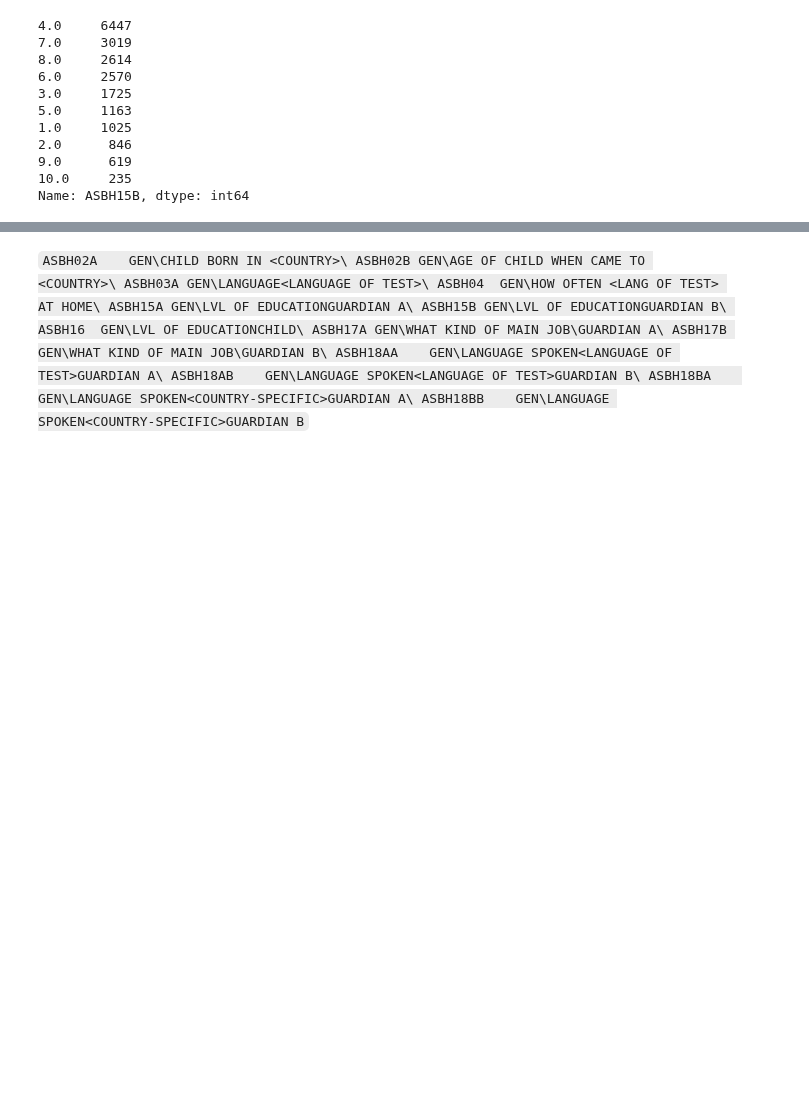
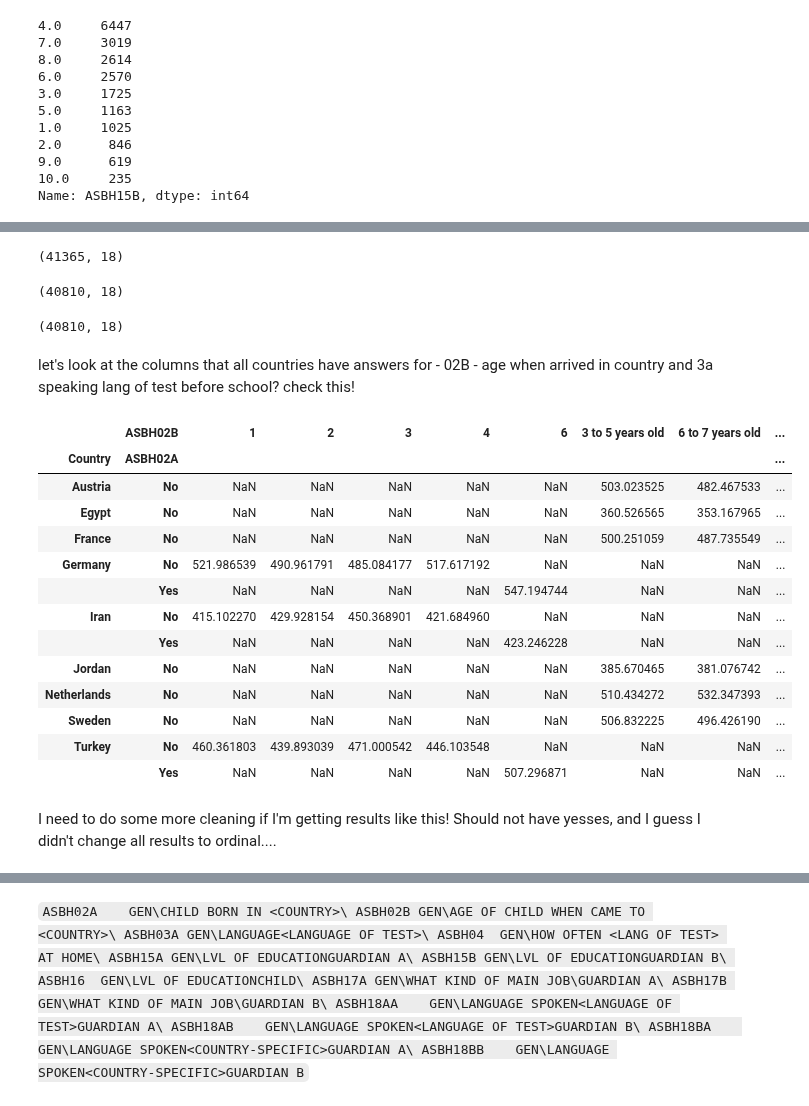
Before and after one commit to SophieESpencer/Comparison, a Jupyter notebook: 4.22 Analysis - explore correlations.ipynb, the cells around one changed output, grey strips where cells are left out. Saved outputs shown, nothing was run; the diff lists cells and outputs as text; code cells hidden in the pictures; blank space fills up the shorter version.

```diff
--- a/4.22 Analysis - explore correlations.ipynb
+++ b/4.22 Analysis - explore correlations.ipynb
@@ -199,0 +152,47 @@ pivot = df_demo.pivot_table(values='avgscore', index=['Country','ASBH02A'],colum
+# %%
+df_demo.shape
+# %% [output]
+(41365, 18)
+# %%
+# Columns to check
+columns_to_check = ['ASBH02A','ASBH02B','ASBH03A','ASBH04','ASBH16','ASBH18AA','ASBH18AB']
+
+# Drop rows where any of the specified columns have a value of 9.0
+condition = (df_demo[columns_to_check] != 9.0).all(axis=1)
+df_cleaned = df_demo.loc[condition]
+df_cleaned.shape
+# %% [output]
+(40810, 18)
+# %%
+# Columns to check
+columns_to_check2 = ['ASBH15A','ASBH15B','ASBH17A','ASBH17B']
+
+# Drop rows where any of the specified columns have a value of 999.0
+condition = (df_cleaned[columns_to_check2] != 999.0).all(axis=1)
+df_cleaned2 = df_cleaned.loc[condition]
+df_cleaned2.shape
+# %% [output]
+(40810, 18)
+# %% [markdown]
+let's look at the columns that all countries have answers for - 02B - age when arrived in country and 3a speaking lang of test before school? check this!
+# %%
+pivot_ageofarrival = df_cleaned2.pivot_table(values='avgscore', index=['Country','ASBH02A'],columns=['ASBH02B'] )
+# %%
+pivot_ageofarrival
+# %% [output]
+|  | ASBH02B | 1 | 2 | 3 | 4 | 6 | 3 to 5 years old | 6 to 7 years old | ... |
+| Country | ASBH02A |  |  |  |  |  |  |  | ... |
+| Austria | No | NaN | NaN | NaN | NaN | NaN | 503.023525 | 482.467533 | ... |
+| Egypt | No | NaN | NaN | NaN | NaN | NaN | 360.526565 | 353.167965 | ... |
+| France | No | NaN | NaN | NaN | NaN | NaN | 500.251059 | 487.735549 | ... |
+| Germany | No | 521.986539 | 490.961791 | 485.084177 | 517.617192 | NaN | NaN | NaN | ... |
+|  | Yes | NaN | NaN | NaN | NaN | 547.194744 | NaN | NaN | ... |
+| Iran | No | 415.102270 | 429.928154 | 450.368901 | 421.684960 | NaN | NaN | NaN | ... |
+|  | Yes | NaN | NaN | NaN | NaN | 423.246228 | NaN | NaN | ... |
+| Jordan | No | NaN | NaN | NaN | NaN | NaN | 385.670465 | 381.076742 | ... |
+| Netherlands | No | NaN | NaN | NaN | NaN | NaN | 510.434272 | 532.347393 | ... |
+| Sweden | No | NaN | NaN | NaN | NaN | NaN | 506.832225 | 496.426190 | ... |
+| Turkey | No | 460.361803 | 439.893039 | 471.000542 | 446.103548 | NaN | NaN | NaN | ... |
+|  | Yes | NaN | NaN | NaN | NaN | 507.296871 | NaN | NaN | ... |
+# %% [markdown]
+I need to do some more cleaning if I'm getting results like this! Should not have yesses, and I guess I didn't change all results to ordinal....
```
Also changed, not shown: parts of 37 cells of this notebook, 1 other file.
